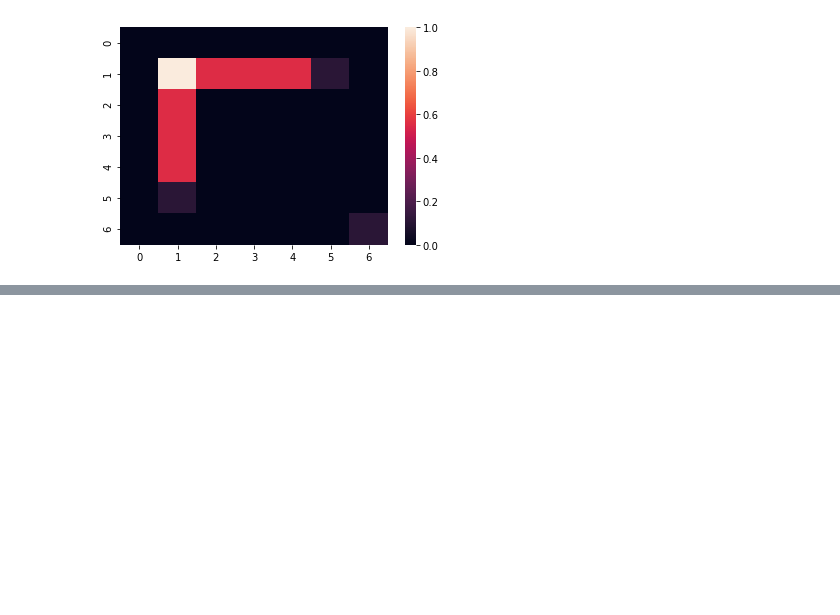
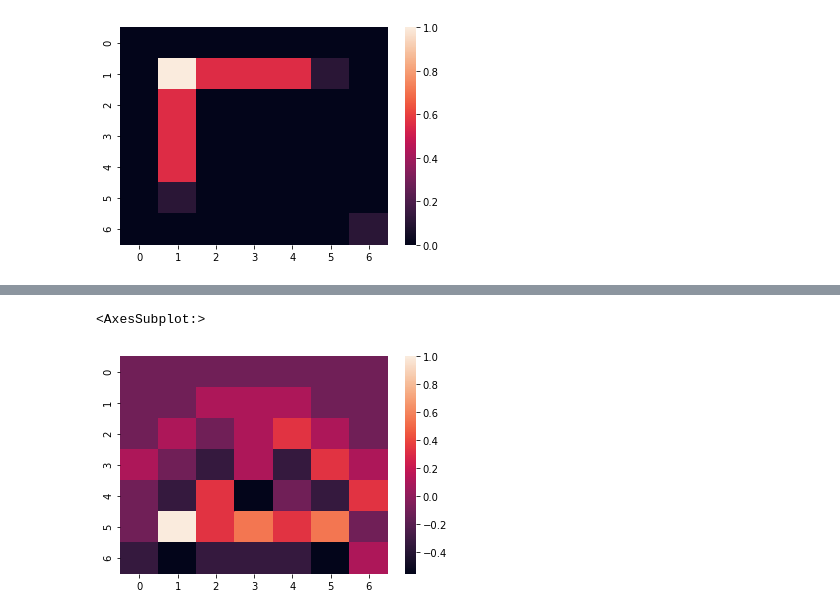
Before and after one commit to ybuchmeier/KI_Sem5, a Jupyter notebook: Uebungsblatt.ipynb, the cells around one changed output, grey strips where cells are left out. Saved outputs shown, nothing was run; the diff lists cells and outputs as text; code cells hidden in the pictures; blank space fills up the shorter version.

```diff
--- a/Uebungsblatt.ipynb
+++ b/Uebungsblatt.ipynb
@@ -294,0 +298,14 @@ _ = heatmap(prepare_for_heatmap(ergMa, 4, 4))
+# %%
+# Kernel Dreieck
+kernel1 = [
+    [-1, 1, -1],
+    [1, -1, -1],
+    [1, 1, 1]
+]
+# %%
+convDreieck = kernel_iterate(kernel1, bild2)
+convDreieckH = prepare_for_heatmap(convDreieck, 7, 7)
+heatmap(convDreieckH)
+# %% [output]
+<AxesSubplot:>
+[figure, added]
```
Also changed, not shown: parts of 22 cells of this notebook.
